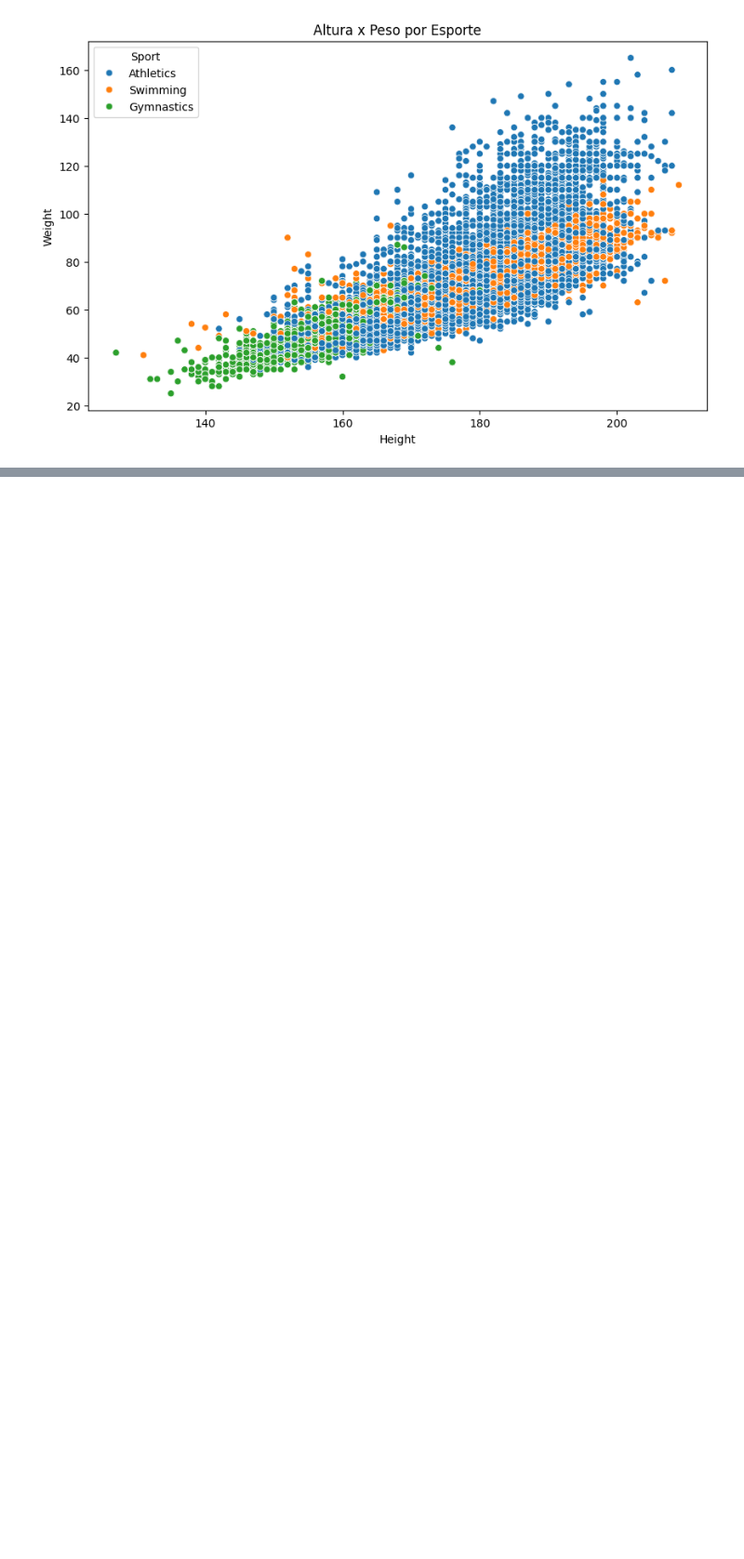
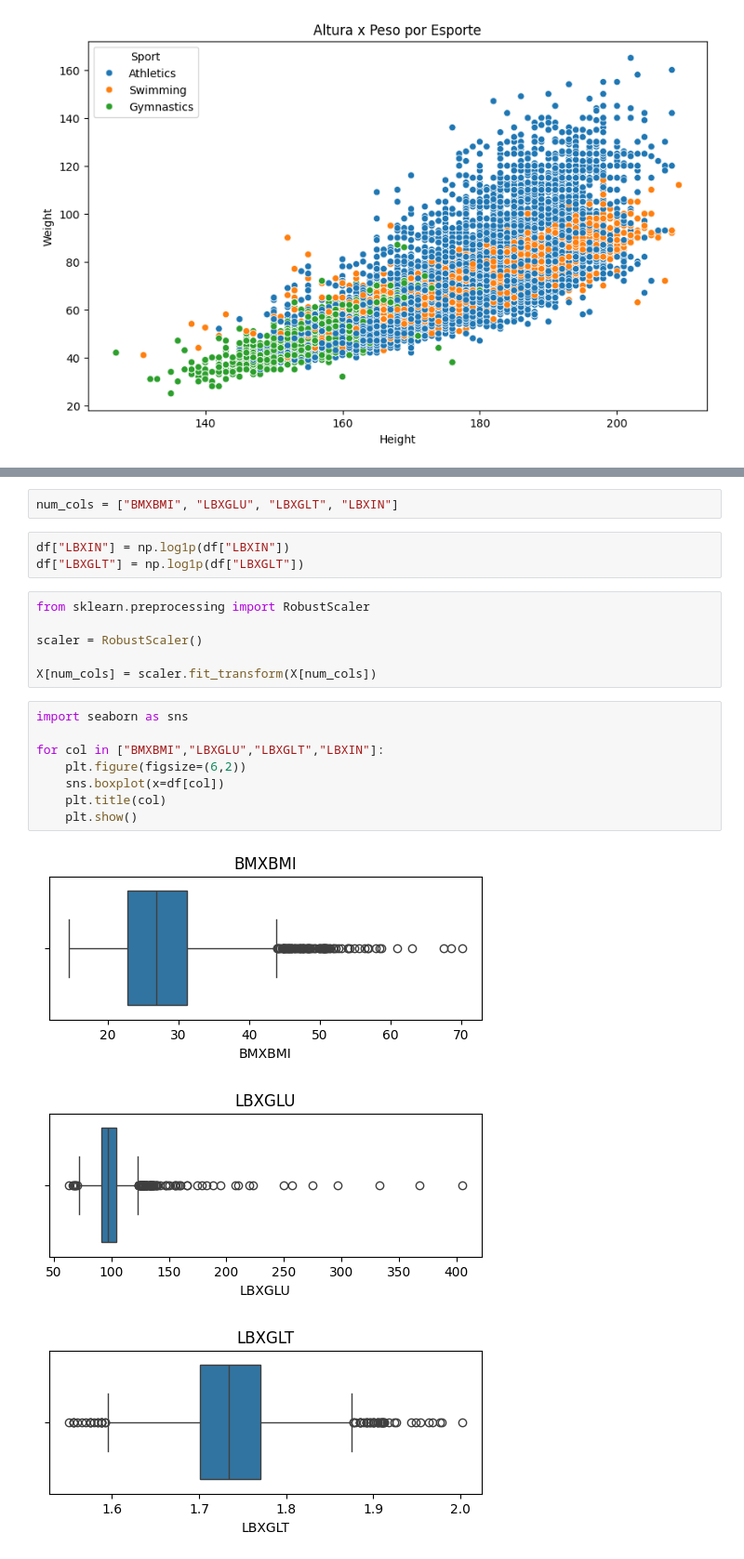
Before and after one commit to NatanielMarques14/laboratorio-ciencia-dados, a Jupyter notebook: exercicios_aulas.ipynb, the cells around one changed output, grey strips where cells are left out. Shown at 93% size. Drawn from its saved outputs; the diff is of its cells as text; blank space fills up the shorter version.

```diff
--- a/exercicios_aulas.ipynb
+++ b/exercicios_aulas.ipynb
@@ -1786,0 +1923,23 @@ plt.show()
+# %%
+num_cols = ["BMXBMI", "LBXGLU", "LBXGLT", "LBXIN"]
+# %%
+df["LBXIN"] = np.log1p(df["LBXIN"])
+df["LBXGLT"] = np.log1p(df["LBXGLT"])
+# %%
+from sklearn.preprocessing import RobustScaler
+
+scaler = RobustScaler()
+
+X[num_cols] = scaler.fit_transform(X[num_cols])
+# %%
+import seaborn as sns
+
+for col in ["BMXBMI","LBXGLU","LBXGLT","LBXIN"]:
+    plt.figure(figsize=(6,2))
+    sns.boxplot(x=df[col])
+    plt.title(col)
+    plt.show()
+# %% [output]
+[figure, added]
+[figure, added]
+[figure, added]
```
Also changed, not shown: parts of 16 cells of this notebook, 2 other files.
